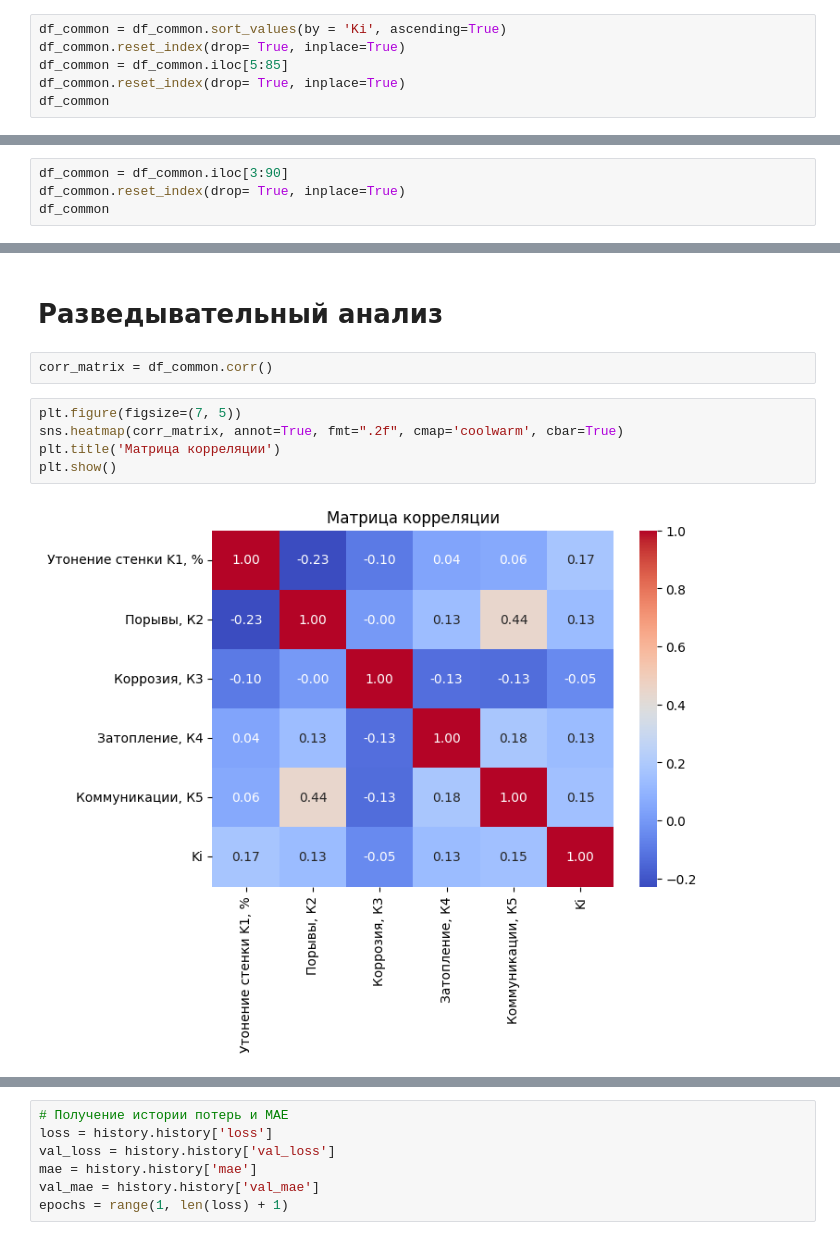
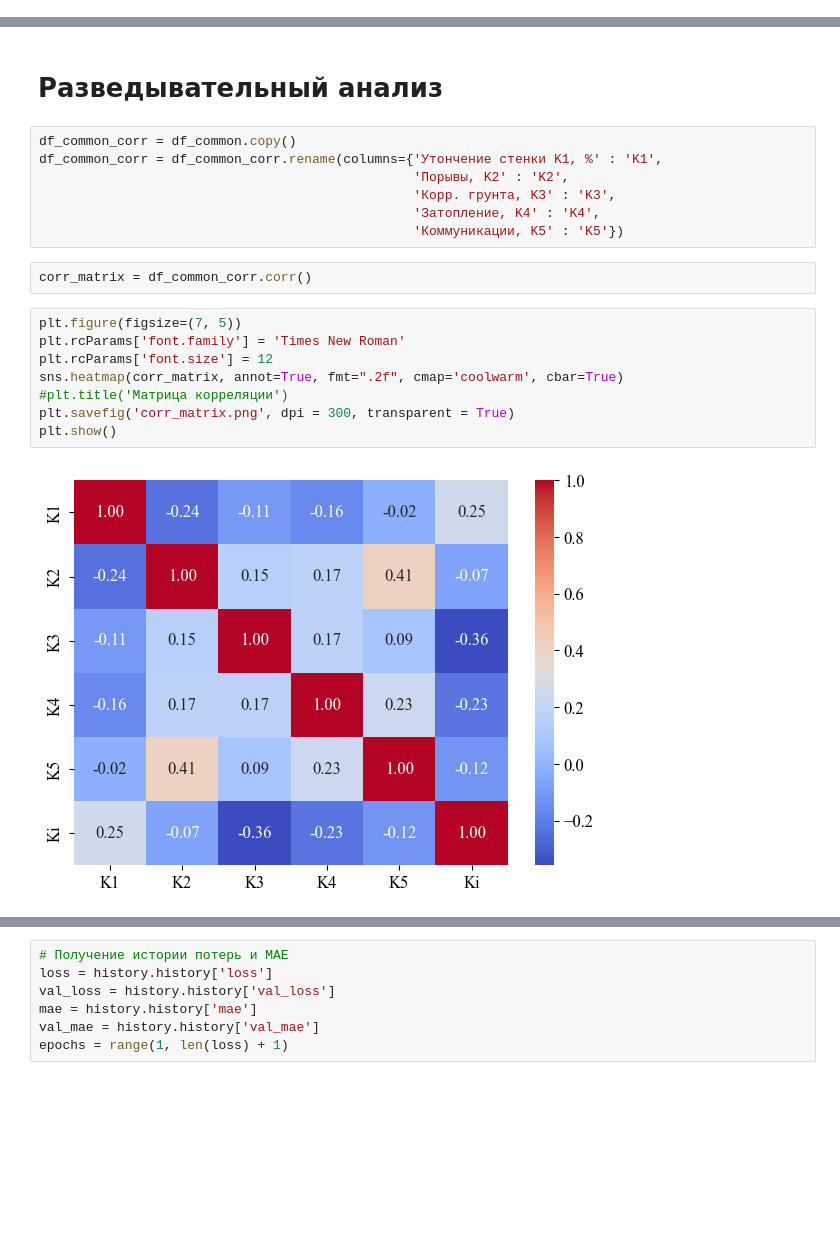
Before and after one commit to caapel/Failure_rate, a Jupyter notebook: Failure_rate.ipynb, the cells around one changed output, grey strips where cells are left out. Cells and saved outputs as stored; diff of their text form; blank space fills up the shorter version.

```diff
--- a/Failure_rate.ipynb
+++ b/Failure_rate.ipynb
@@ -110,6 +125,0 @@ for column in df_common.columns:
-# %%
-df_common = df_common.sort_values(by = 'Ki', ascending=True)
-df_common.reset_index(drop= True, inplace=True)
-df_common = df_common.iloc[5:85]
-df_common.reset_index(drop= True, inplace=True)
-df_common
@@ -130,4 +125,0 @@ df_common
-# %%
-df_common = df_common.iloc[3:90]
-df_common.reset_index(drop= True, inplace=True)
-df_common
@@ -164,14 +126,24 @@ memory usage: 1.6 KB
 # %% [markdown]
 # Разведывательный анализ
+# %%
+df_common_corr = df_common.copy()
+df_common_corr = df_common_corr.rename(columns={'Утончение стенки K1, %' : 'K1',
+                                                'Порывы, K2' : 'K2',
+                                                'Корр. грунта, K3' : 'K3',
+                                                'Затопление, K4' : 'K4',
+                                                'Коммуникации, K5' : 'K5'})
 # %%
-corr_matrix = df_common.corr()
+corr_matrix = df_common_corr.corr()
 # %%
 plt.figure(figsize=(7, 5))
+plt.rcParams['font.family'] = 'Times New Roman'
+plt.rcParams['font.size'] = 12
 sns.heatmap(corr_matrix, annot=True, fmt=".2f", cmap='coolwarm', cbar=True)
-plt.title('Матрица корреляции')
+#plt.title('Матрица корреляции')
+plt.savefig('corr_matrix.png', dpi = 300, transparent = True)
 plt.show()
 # %% [output]
-[figure, old version]
+[figure, new version]
 # %%
 # Гистограммы для непрерывных признаков
 df_common.hist(bins=15, figsize=(15, 10))
```
Also changed, not shown: parts of 86 cells of this notebook, 3 other files.
